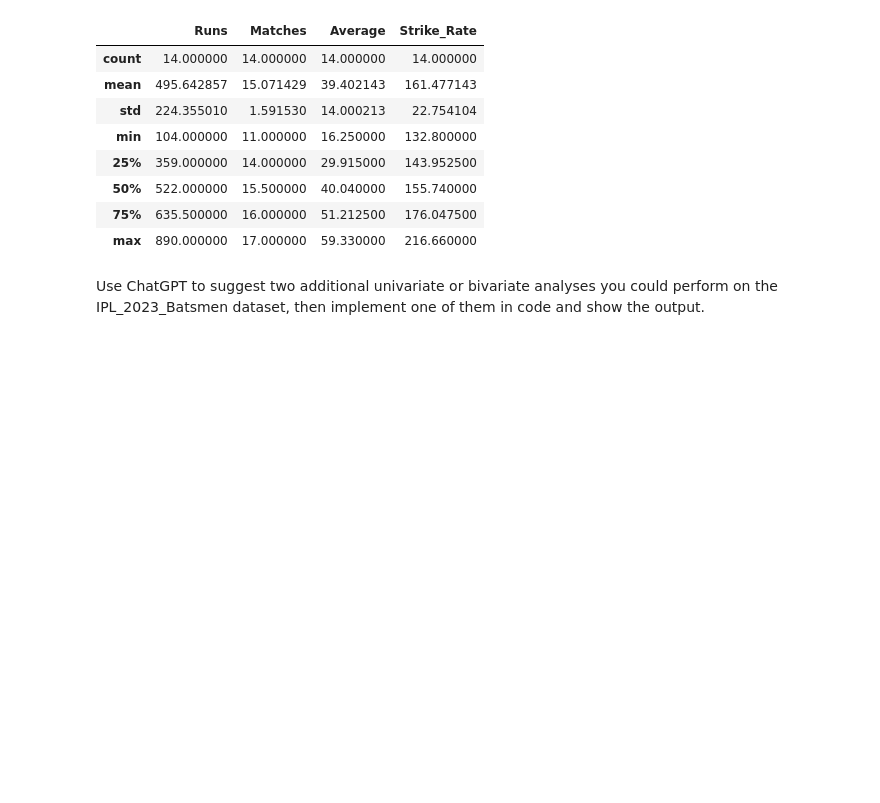
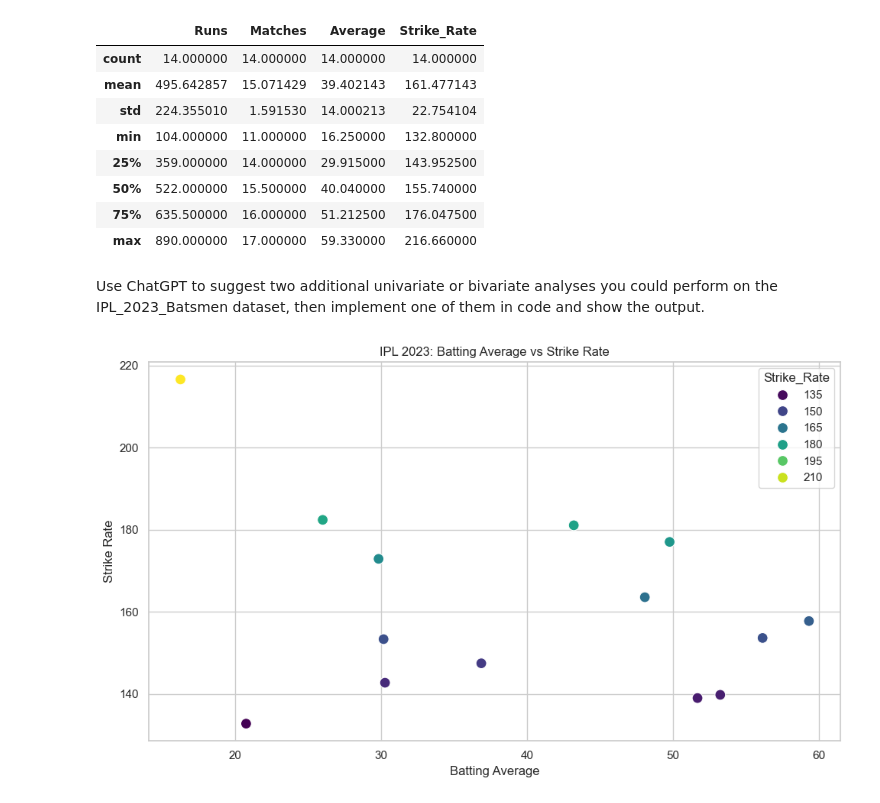
Before and after one commit to mansimatariya17/Assignments, a Jupyter notebook: pandas/assignment13.ipynb, the cells around one changed output. Drawn from its saved outputs; the diff is of its cells as text; code cells hidden in the pictures; blank space fills up the shorter version.

```diff
--- a/pandas/assignment13.ipynb
+++ b/pandas/assignment13.ipynb
@@ -72,3 +74,30 @@ indicating that top-tier outliers are pulling the average up.
 | max | 890.000000 | 17.000000 | 59.330000 | 216.660000 |
 # %% [markdown]
 Use ChatGPT to suggest two additional univariate or bivariate analyses you could perform on the IPL_2023_Batsmen dataset, then implement one of them in code and show the output.
+# %%
+ipl_df = pd.read_csv("C:/Users/Windows/OneDrive/Desktop/Pandas Dataset/IPL_2023_Batsmen.csv")
+
+# Set Seaborn theme
+sns.set_theme(style='whitegrid', palette='deep')
+
+# Create scatterplot
+plt.figure(figsize=(10, 6))
+
+sns.scatterplot(
+    data=ipl_df,
+    x='Average',
+    y='Strike_Rate',
+    hue='Strike_Rate',
+    palette='viridis',
+    s=100
+)
+
+# Add title and labels
+plt.title('IPL 2023: Batting Average vs Strike Rate')
+plt.xlabel('Batting Average')
+plt.ylabel('Strike Rate')
+
+plt.tight_layout()
+plt.show()
+# %% [output]
+[figure, added]
```
Also changed, not shown: parts of 1 cell of this notebook, 20 other files.
